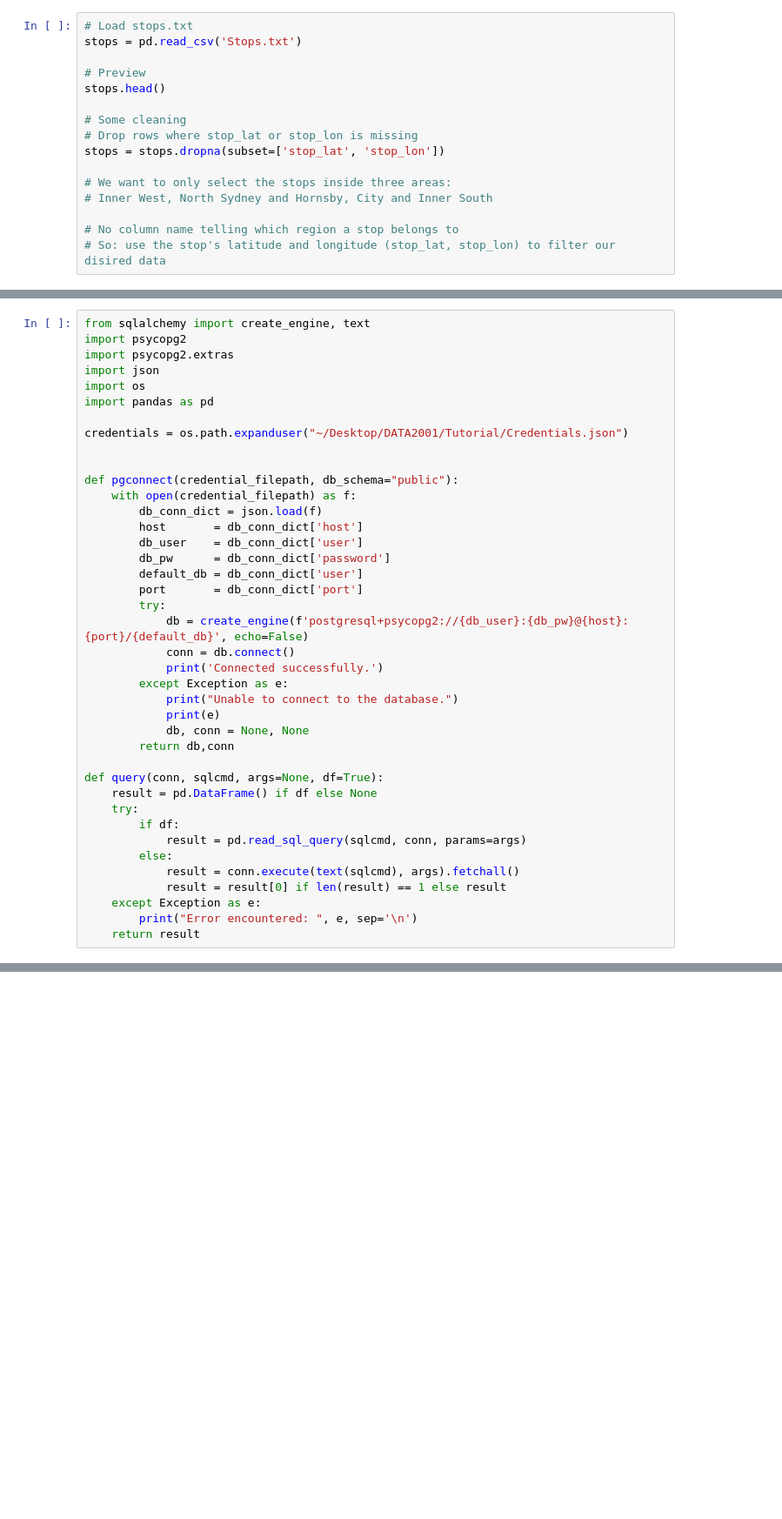
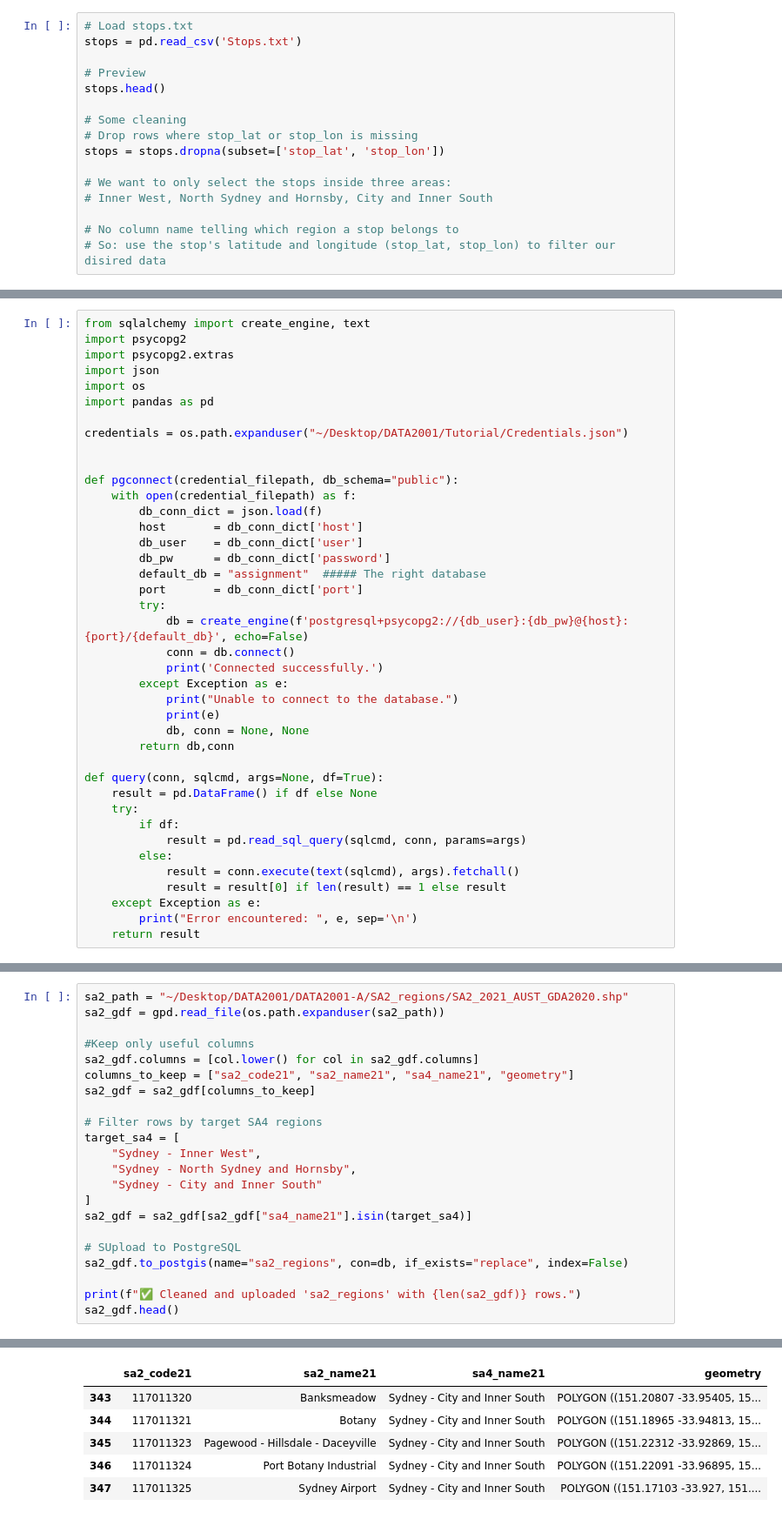
Before and after one commit to Katherine-Kong/DATA2001-A, a Jupyter notebook: Kathy.ipynb, the cells around one changed output, grey strips where cells are left out. Shown at 87% size. Cells and saved outputs as stored; diff of their text form; blank space fills up the shorter version.

Commit message:
Task 2 inner west

```diff
--- a/Kathy.ipynb
+++ b/Kathy.ipynb
@@ -197,7 +197,7 @@ def pgconnect(credential_filepath, db_schema="public"):
         host       = db_conn_dict['host']
         db_user    = db_conn_dict['user']
         db_pw      = db_conn_dict['password']
-        default_db = db_conn_dict['user']
+        default_db = "assignment"  ##### The right database
         port       = db_conn_dict['port']
         try:
             db = create_engine(f'postgresql+psycopg2://{db_user}:{db_pw}@{host}:{port}/{default_db}', echo=False)
@@ -359,0 +255,23 @@ OperationalError: (psycopg2.OperationalError) connection to server at "localhost
+# %%
+sa2_path = "~/Desktop/DATA2001/DATA2001-A/SA2_regions/SA2_2021_AUST_GDA2020.shp"
+sa2_gdf = gpd.read_file(os.path.expanduser(sa2_path))
+
+#Keep only useful columns
+sa2_gdf.columns = [col.lower() for col in sa2_gdf.columns]
+columns_to_keep = ["sa2_code21", "sa2_name21", "sa4_name21", "geometry"]
+sa2_gdf = sa2_gdf[columns_to_keep]
+
+# Filter rows by target SA4 regions
+target_sa4 = [
+    "Sydney - Inner West",
+    "Sydney - North Sydney and Hornsby",
+    "Sydney - City and Inner South"
+]
+sa2_gdf = sa2_gdf[sa2_gdf["sa4_name21"].isin(target_sa4)]
+
+# SUpload to PostgreSQL
+sa2_gdf.to_postgis(name="sa2_regions", con=db, if_exists="replace", index=False)
+
+print(f"✅ Cleaned and uploaded 'sa2_regions' with {len(sa2_gdf)} rows.")
+sa2_gdf.head()
+# %% [output]
@@ -359,0 +279,6 @@ OperationalError: (psycopg2.OperationalError) connection to server at "localhost
+|  | sa2_code21 | sa2_name21 | sa4_name21 | geometry |
+| 343 | 117011320 | Banksmeadow | Sydney - City and Inner South | POLYGON ((151.20807 -33.95405, 15... |
+| 344 | 117011321 | Botany | Sydney - City and Inner South | POLYGON ((151.18965 -33.94813, 15... |
+| 345 | 117011323 | Pagewood - Hillsdale - Daceyville | Sydney - City and Inner South | POLYGON ((151.22312 -33.92869, 15... |
+| 346 | 117011324 | Port Botany Industrial | Sydney - City and Inner South | POLYGON ((151.22091 -33.96895, 15... |
+| 347 | 117011325 | Sydney Airport | Sydney - City and Inner South | POLYGON ((151.17103 -33.927, 151.... |
```
Also changed, not shown: parts of 10 cells of this notebook, 1 other file.
